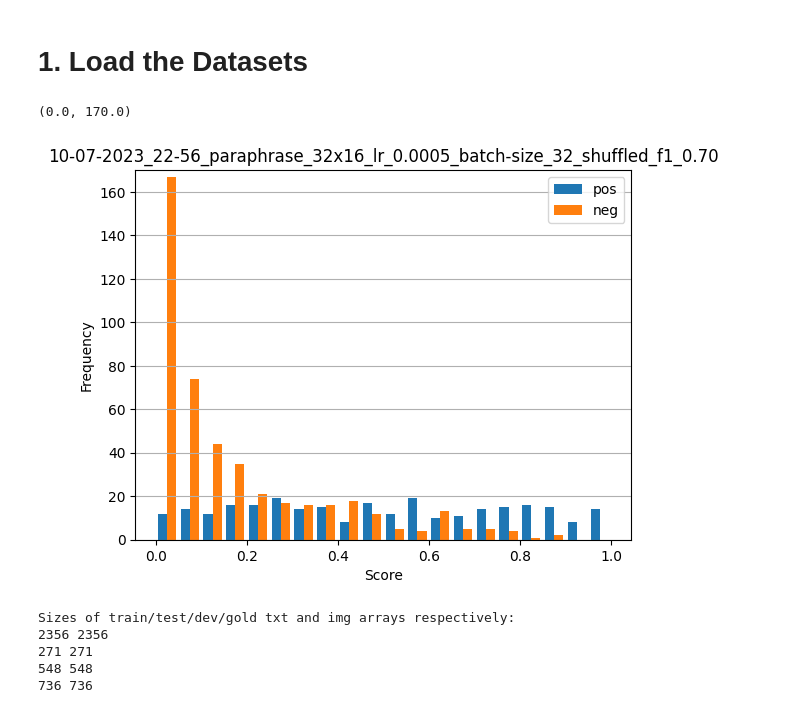
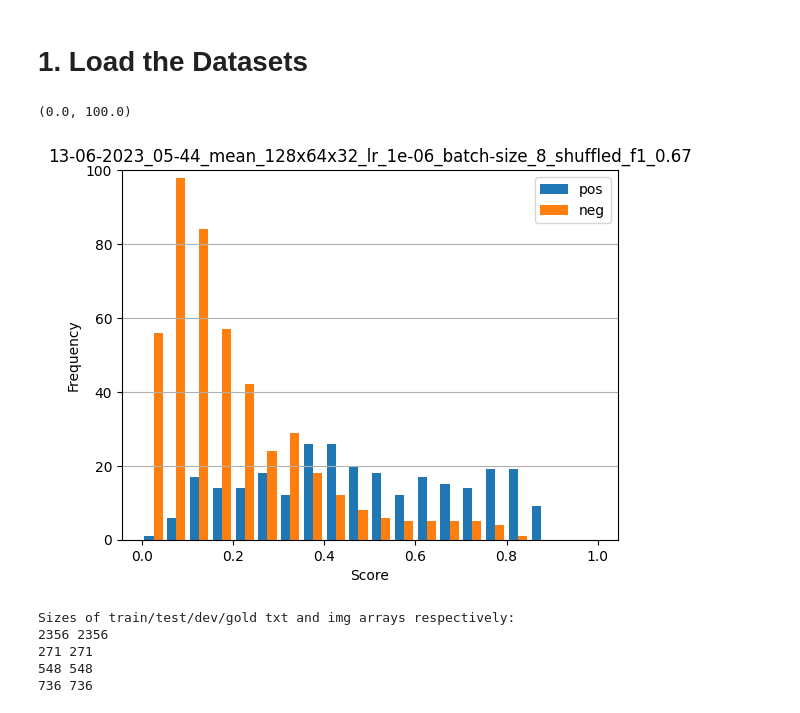
Before and after one commit to jelmis/check-worthiness, a Jupyter notebook: src/checkworthiness/analysis_notebooks/twilight_zone.ipynb, the cells around one changed output. Saved outputs shown, nothing was run; the diff lists cells and outputs as text; code cells hidden in the pictures.

```diff
--- a/src/checkworthiness/analysis_notebooks/twilight_zone.ipynb
+++ b/src/checkworthiness/analysis_notebooks/twilight_zone.ipynb
@@ -127,7 +127,15 @@ models =  {
       "13-06-2023_04-46_concat_32x16_lr_0.0001_batch-size_16_shuffled_f1_0.74":
       ("concat", [32,16]),
       "10-07-2023_22-56_paraphrase_32x16_lr_0.0005_batch-size_32_shuffled_f1_0.70":
-      ("paraphrase", [32,16])
+      ("paraphrase", [32,16]),
+      "10-07-2023_22-48_paraphrase_32x16_lr_1e-06_batch-size_16_shuffled_f1_0.60":
+      ("paraphrase", [32, 16]),
+      "13-06-2023_02-15_concat_128x64x32x16_lr_1e-06_batch-size_16_shuffled_f1_0.72":
+      ("concat", [128, 64, 32, 16]),
+      "12-06-2023_23-58_txt_embeddings_64x32x128_lr_1e-06_batch-size_8_shuffled_f1_0.74":
+      ("txt_embeddings", [64,32,128]),
+      "13-06-2023_05-44_mean_128x64x32_lr_1e-06_batch-size_8_shuffled_f1_0.67":
+      ("mean", [128, 64, 32]),
 }
 
 df_data = {
@@ -171,29 +179,29 @@ for split in SPLITS:
 # %%
 df = pd.DataFrame(df_data)
 model_output_column_keys = df.columns[3:]
 df["mean_model_score"] = df.iloc[:, 3:].mean(axis=1)
 
 df_focus = df[(df["split"] == "gold") | (df["split"] == "gold" )]
-selected_column = 9
+selected_column = 13
 scores_pos_class = df_focus[df_focus["actual_label"]==1.0].iloc[:,selected_column].to_list()
 scores_neg_class = df_focus[df_focus["actual_label"]==0.0].iloc[:,selected_column].to_list()
 model_name = str(df_focus.columns[selected_column])
 bins = [x/100 for x in range(0,105, 5)]
 # An "interface" to matplotlib.axes.Axes.hist() method
 n, bins, patches = plt.hist([scores_pos_class, scores_neg_class], bins=bins, label=['pos', 'neg'])
                             #alpha=0.7, rwidth=0.85)
 plt.grid(axis='y')#, alpha=0.75)
 plt.xlabel('Score')
 plt.ylabel('Frequency')
 plt.title(model_name)
 plt.legend(loc='upper right')
 #plt.text(23, 45, r'$\mu=15, b=3$')
 maxfreq = n.max()
 # Set a clean upper y-axis limit.
 plt.ylim(ymax=np.ceil(maxfreq / 10) * 10 if maxfreq % 10 else maxfreq + 10)
 # %% [output]
-(0.0, 170.0)
+(0.0, 100.0)
-[figure, old version]
+[figure, new version]
 # %%
 dataset_dir = f"/Users/{user}/Library/CloudStorage/GoogleDrive-check.worthiness@gmail.com/My Drive/data/CT23_1A_checkworthy_multimodal_english"
 raw_dataset, texts, imgs, tweet_ids = utils.load_data_splits_with_gold_dataset(dataset_dir,version)
```
Also changed, not shown: parts of 3 cells of this notebook, 9 other files.
